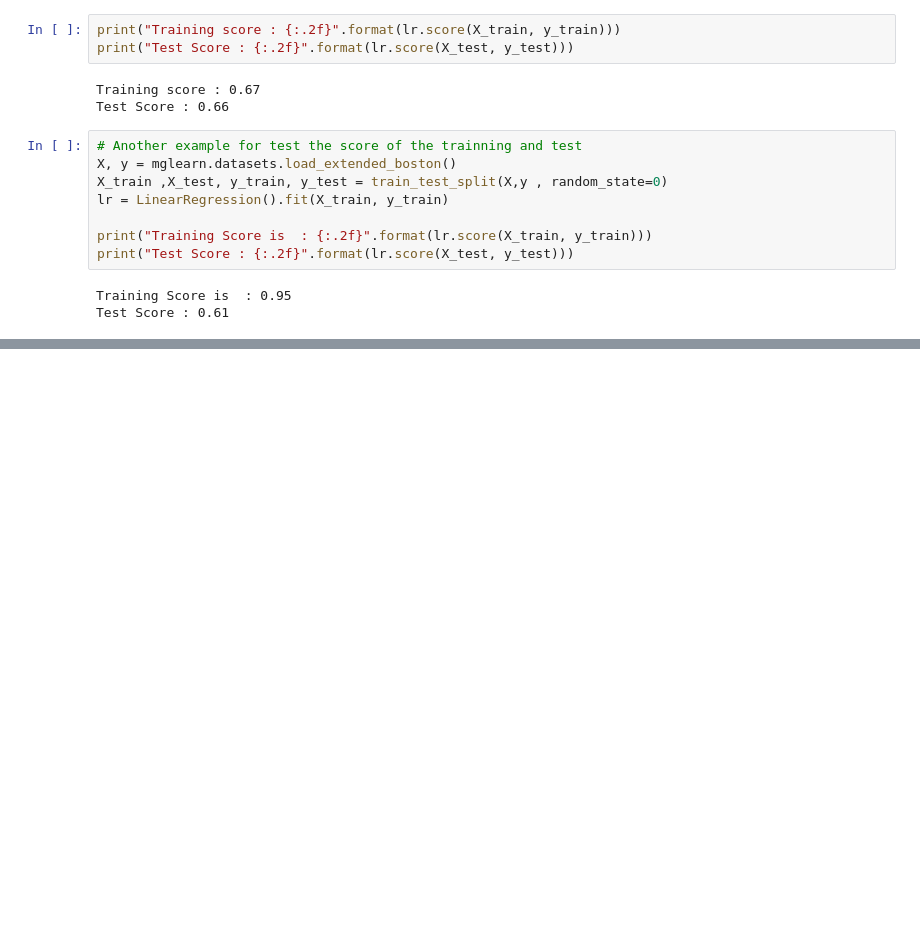
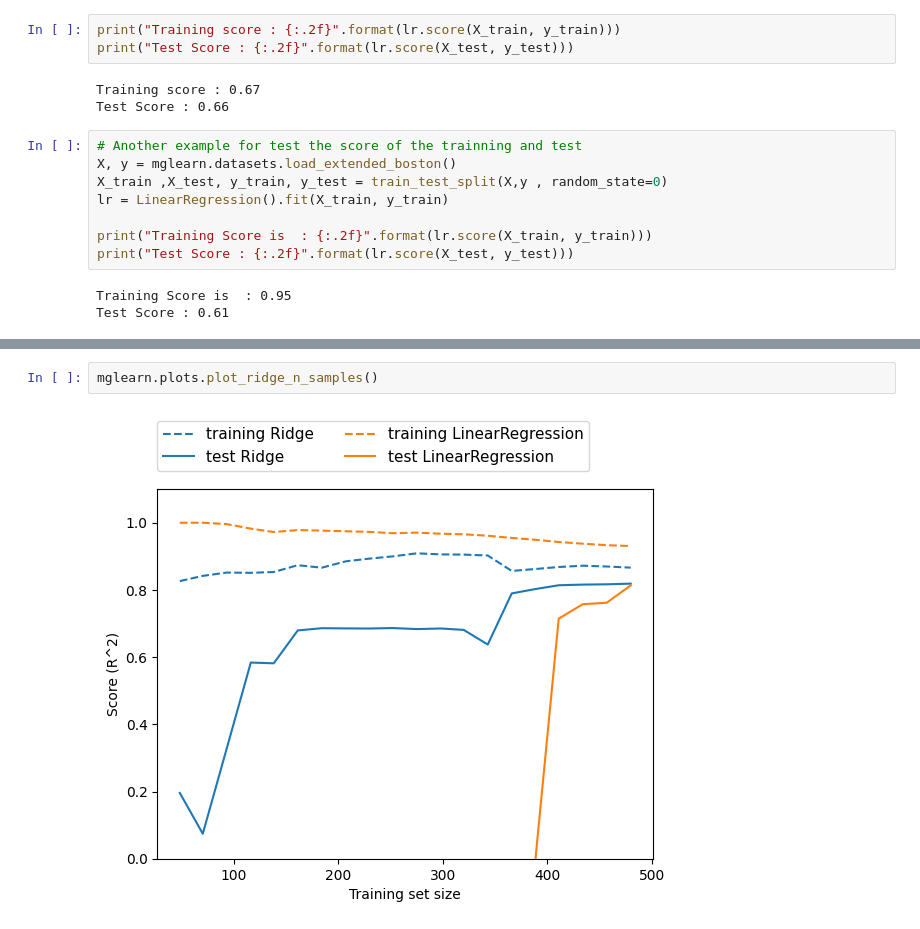
Before and after one commit to Nirajjj11/ml_learning, a Jupyter notebook: supervised_learning/supervised_ml_linear.ipynb, the cells around one changed output, grey strips where cells are left out. Cells and saved outputs as stored; diff of their text form; blank space fills up the shorter version.

```diff
--- a/supervised_learning/supervised_ml_linear.ipynb
+++ b/supervised_learning/supervised_ml_linear.ipynb
@@ -41,0 +83,4 @@ Test Score : 0.61
+# %%
+mglearn.plots.plot_ridge_n_samples()
+# %% [output]
+[figure, added]
```
Also changed, not shown: parts of 5 cells of this notebook.
